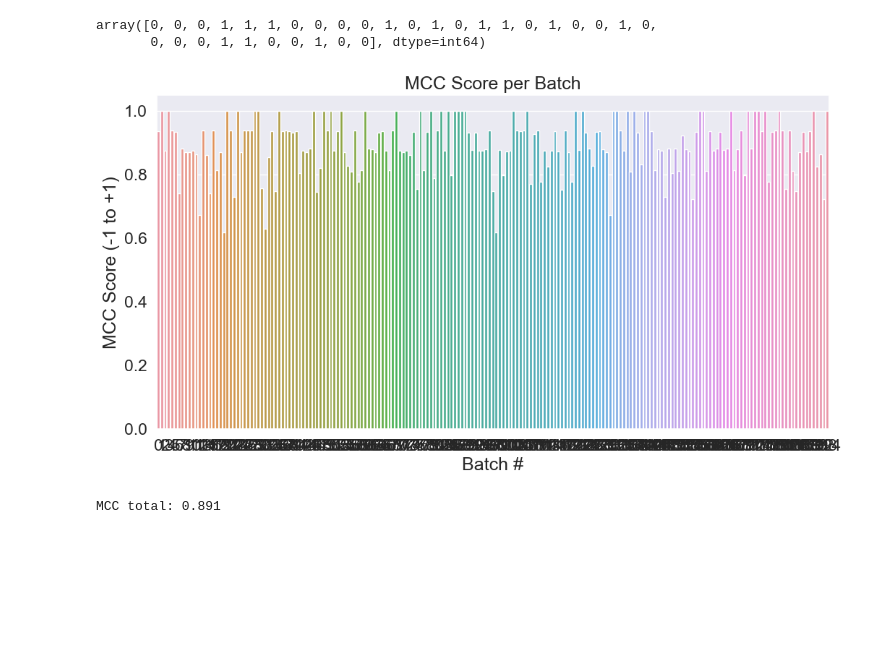
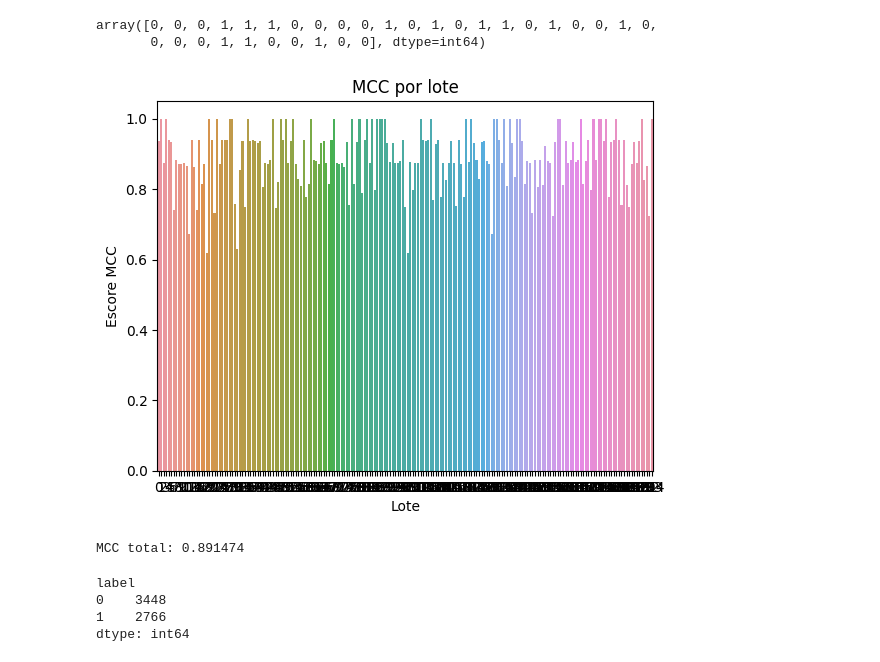
Before and after one commit to ghsaul/tcc_project, a Jupyter notebook: main.ipynb, the cells around one changed output. Drawn from its saved outputs; the diff is of its cells as text; code cells hidden in the pictures; blank space fills up the shorter version.

Commit message:
Avaliação do modelo
Feito:
-Medidas de teste

Desenvolvendo
-gradiente integrado
-obtenção dos word embeddings

```diff
--- a/main.ipynb
+++ b/main.ipynb
@@ -170,10 +174,10 @@ Vamos importar o modelo BERT base, pois não dispomos de capacidade computaciona
 
 Usaremos a classe `BertForSequenceClassification`, que adapta o modelo BERT para conter, além da arquitetura original de 12 encoders, um classificador linear no topo. Como estamos fazendo uma classificação binária, vamos considerar somente duas categorias no classificador.
 # %%
-model_name = 'bert-base-uncased'
+# model_name = 'bert-base-uncased'
 
-tokenizer = BertTokenizer.from_pretrained(model_name)
-model = BertForSequenceClassification.from_pretrained(model_name, num_labels = 2, output_attentions = False, output_hidden_states = False)
+# tokenizer = BertTokenizer.from_pretrained(model_name)
+# model = BertForSequenceClassification.from_pretrained(model_name, num_labels = 2, output_attentions = False, output_hidden_states = False)
 # %% [markdown]
 O primeiro passo que devemos fazer para ajustar o modelo é tokenizar as sentenças do banco. Para isso, vamos utilizar o método `encode_plus` para que cada sentença seja tokenizada pelo método WordPiece. Dentre as configurações, vamos truncar as sentenças que possuem mais do que 64 tokens para otimização. Como foi visto anteriormente, somente 3 sentenças do banco de dados possuem mais do que 64 tokens, portanto espera-se que o truncamento não afete os resultados do ajuste.
 # %%
@@ -511,7 +515,7 @@ plt.show()
 Depois do ajuste, vamos avaliar a performance do modelo no banco de teste
 # %%
 # Para carregar o modelo ajustado de volta, basta trocar o nome do modelo pré-treinado pela pasta onde o modelo foi salvo
-# PASTA_MODELO = "dados/model_v1/"
+PASTA_MODELO = "dados/model_v1/"
 
 tokenizer = BertTokenizer.from_pretrained(PASTA_MODELO)
 model = BertForSequenceClassification.from_pretrained(PASTA_MODELO, num_labels = 2, output_attentions = False, output_hidden_states = False)
@@ -551,7 +555,7 @@ Vamos executar os mesmos passo para o teste que foi feito na validação.
 # %%
 model.eval()  # Coloca o modelo em modo de validação
 
-predictions , true_labels = [], []
+predictions , true_labels, word_embeddings = [], [], []
 
 # Para cada lote do banco de teste...
 for batch in prediction_dataloader:
@@ -565,6 +569,12 @@ for batch in prediction_dataloader:
                         attention_mask=b_input_mask,
                         return_dict=True)
 
+        # Chama o método 'bert' de 'model', para obter os word embeddings de cada sentença
+        word_embeddings_aux = model.bert(b_input_ids,
+                        token_type_ids=None,
+                        attention_mask=b_input_mask,
+                        return_dict=True)
+
     logits = result.logits
 
     logits = logits.detach().cpu().numpy()
@@ -574,6 +584,9 @@ for batch in prediction_dataloader:
     predictions.append(logits)
     true_labels.append(label_ids)
 
+    # Armazenando os word embeddings
+    word_embeddings.append(word_embeddings_aux['last_hidden_state'].numpy())
+
 print('Concluido!')
 # %% [output]
 Concluido!
@@ -625,14 +638,14 @@ for i in range(len(true_labels)):
 # %%
 # Plota o MCC para cada batch dos dados de teste
 ax = sns.barplot(x=list(range(len(matthews_set))), y=matthews_set, errorbar=None)
 
-plt.title('MCC Score per Batch')
-plt.ylabel('MCC Score (-1 to +1)')
-plt.xlabel('Batch #')
+plt.title('MCC por lote')
+plt.ylabel('Escore MCC')
+plt.xlabel('Lote')
 
 plt.show()
 # %% [output]
-[figure, old version]
+[figure, new version]
 # %%
 # Calculando o MCC para o banco todo
 flat_predictions = np.concatenate(predictions, axis=0)
@@ -641,6 +654,13 @@ flat_predictions = np.argmax(flat_predictions, axis=1).flatten()
 flat_true_labels = np.concatenate(true_labels, axis=0)
 
 mcc = matthews_corrcoef(flat_true_labels, flat_predictions)
-print('MCC total: %.3f' % mcc)
+print('MCC total: %.6f' % mcc)
 # %% [output]
-MCC total: 0.891
+MCC total: 0.891474
+# %%
+df.loc[test_indexes].groupby('label').size()
+# %% [output]
+label
+0    3448
+1    2766
+dtype: int64
```
Also changed, not shown: parts of 15 cells of this notebook.
